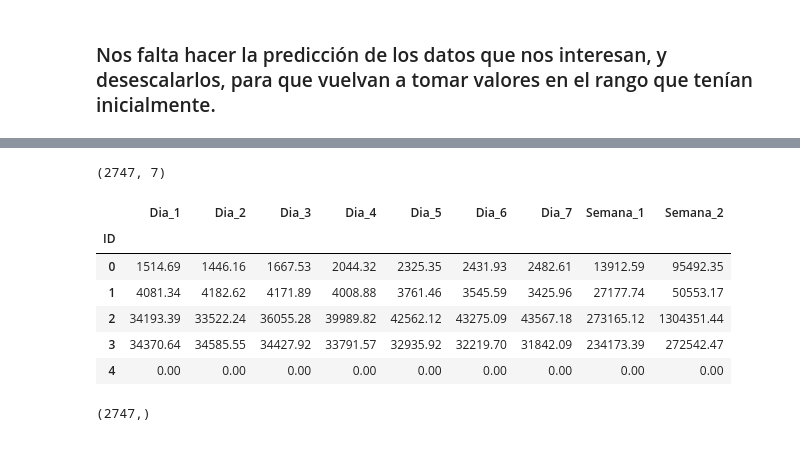
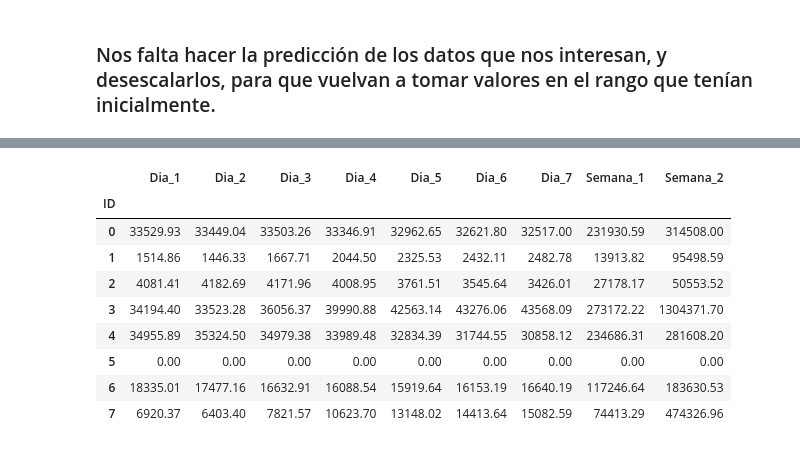
Before and after one commit to Qaraqororum/datatlon_cajamar, a Jupyter notebook: script predicción.ipynb, the cells around one changed output, grey strips where cells are left out. Cells and saved outputs as stored; diff of their text form; code cells hidden in the pictures.

Commit message:
Finally

```diff
--- a/script predicción.ipynb
+++ b/script predicción.ipynb
@@ -471,11 +482,3 @@ ValueError: ignored
-# %%
-#lo hace significativamente mejor que el repetir los 7 valores anteriores?
-m=1
-for m in range(9):
-  plt.subplot(3,3,m+1)
-  y_pred=model.predict(x_test[m][np.newaxis,...])
-  plt.plot(y_pred[0],"--")
-  plt.plot(x_test[m][-7:])
 # %% [markdown]
 # Construcción final de los modelos:
 
@@ -485,6 +490,7 @@ for m in range(9):
 
 #cargamos los datos y los extra
 datos = pd.read_csv('consumo_aggbyday_filledzeros_samelength.csv')
+datos = datos.iloc[:, 1:]
 aem=pd.read_csv("temperaturas_aemet.txt")
 aem2=aem.loc[aem["observatorio"]=="ALICANTE/ALACANT"]
 
@@ -601,3 +603,9 @@ Mounted at /content/drive
 # %%
-#for j,i in enumerate(models):
-#  i.save(f"/content/drive/MyDrive/MASTER_model_cluster{j+1}.h5")
+#guardamos los modelos para futuro uso
+for j,i in enumerate(models):
+  i.save(f"modelos/MASTER_model_cluster{j+1}.h5")
+# %%
+#cargamos los modelos
+models = []
+for j in range(1,5):
+  models.append(tf.keras.models.load_model(f"modelos/MASTER_model_cluster{j}.h5"))
@@ -668,30 +675,33 @@ for i in range(3,3+16):
-# %%
-#creamos el archivo final
-a.shape
-# %% [output]
-(2747, 7)
 # %%
+#creamos el archivo final con las predicciones
 final=pd.DataFrame(a,columns=["Dia_1","Dia_2","Dia_3","Dia_4","Dia_5","Dia_6","Dia_7"])#,"Semana_1"])#,"Semana_2"])
-final=final.applymap(to_cero)
+
+#funcion que elimina predicciones ruidosas(las manda a 0) y redondea a 2 decimales
 def to_cero(x):
     if x<10:
         x=0
     return round(x,2)
+
+
+final=final.applymap(to_cero)
 final.index.name = 'ID'
 final["Semana_1"]=np.sum(final,axis=1)
 final_b=pd.DataFrame(b,columns=["Dia_1","Dia_2","Dia_3","Dia_4","Dia_5","Dia_6","Dia_7"])#,"Semana_1"])#,"Semana_2"])
 final_b=final_b.applymap(to_cero)
 final["Semana_2"]=np.sum(final_b,axis=1)
 final=final.applymap(to_cero)
 
-final.head()
+final.head(8)
 # %% [output]
 |  | Dia_1 | Dia_2 | Dia_3 | Dia_4 | Dia_5 | Dia_6 | Dia_7 | Semana_1 | Semana_2 |
 | ID |  |  |  |  |  |  |  |  |  |
-| 0 | 1514.69 | 1446.16 | 1667.53 | 2044.32 | 2325.35 | 2431.93 | 2482.61 | 13912.59 | 95492.35 |
-| 1 | 4081.34 | 4182.62 | 4171.89 | 4008.88 | 3761.46 | 3545.59 | 3425.96 | 27177.74 | 50553.17 |
-| 2 | 34193.39 | 33522.24 | 36055.28 | 39989.82 | 42562.12 | 43275.09 | 43567.18 | 273165.12 | 1304351.44 |
-| 3 | 34370.64 | 34585.55 | 34427.92 | 33791.57 | 32935.92 | 32219.70 | 31842.09 | 234173.39 | 272542.47 |
-| 4 | 0.00 | 0.00 | 0.00 | 0.00 | 0.00 | 0.00 | 0.00 | 0.00 | 0.00 |
+| 0 | 33529.93 | 33449.04 | 33503.26 | 33346.91 | 32962.65 | 32621.80 | 32517.00 | 231930.59 | 314508.00 |
+| 1 | 1514.86 | 1446.33 | 1667.71 | 2044.50 | 2325.53 | 2432.11 | 2482.78 | 13913.82 | 95498.59 |
+| 2 | 4081.41 | 4182.69 | 4171.96 | 4008.95 | 3761.51 | 3545.64 | 3426.01 | 27178.17 | 50553.52 |
+| 3 | 34194.40 | 33523.28 | 36056.37 | 39990.88 | 42563.14 | 43276.06 | 43568.09 | 273172.22 | 1304371.70 |
+| 4 | 34955.89 | 35324.50 | 34979.38 | 33989.48 | 32834.39 | 31744.55 | 30858.12 | 234686.31 | 281608.20 |
+| 5 | 0.00 | 0.00 | 0.00 | 0.00 | 0.00 | 0.00 | 0.00 | 0.00 | 0.00 |
+| 6 | 18335.01 | 17477.16 | 16632.91 | 16088.54 | 15919.64 | 16153.19 | 16640.19 | 117246.64 | 183630.53 |
+| 7 | 6920.37 | 6403.40 | 7821.57 | 10623.70 | 13148.02 | 14413.64 | 15082.59 | 74413.29 | 474326.96 |
 # %%
 #guardamos los resultados
@@ -699,4 +708,0 @@ final.to_csv("/content/drive/MyDrive/pred1.txt",sep="|",header=False)
-# %%
-np.sum(a,axis=1).shape
-# %% [output]
-(2747,)
```
Also changed, not shown: parts of 26 cells of this notebook, 3 other files.
